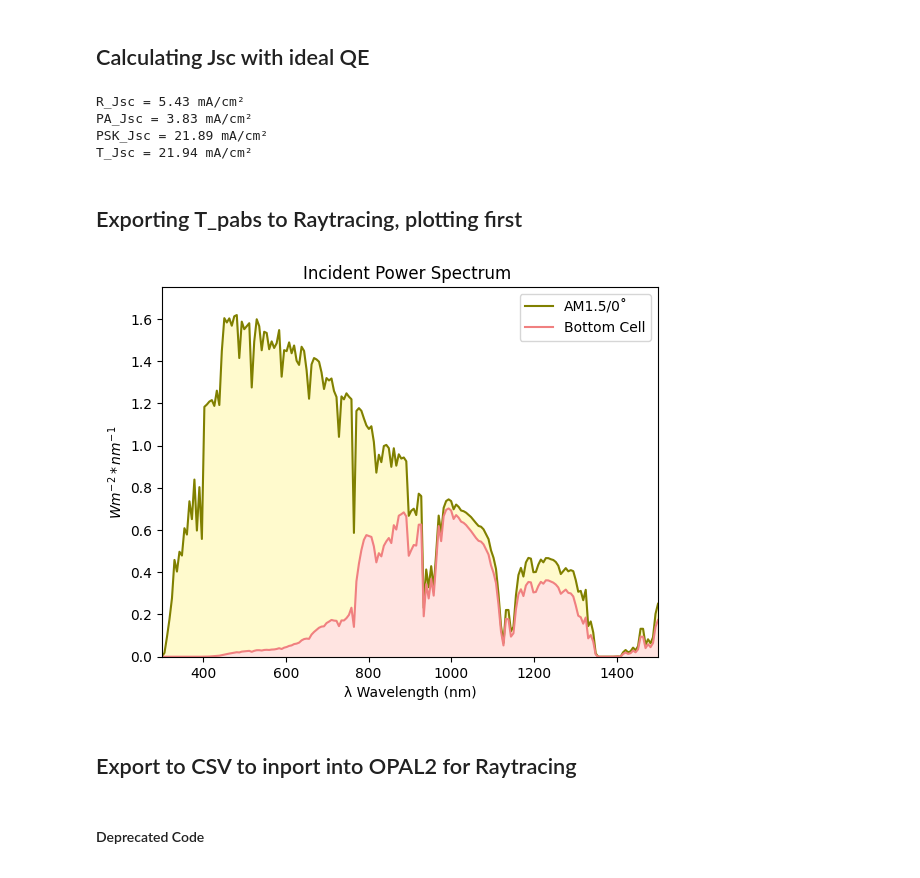
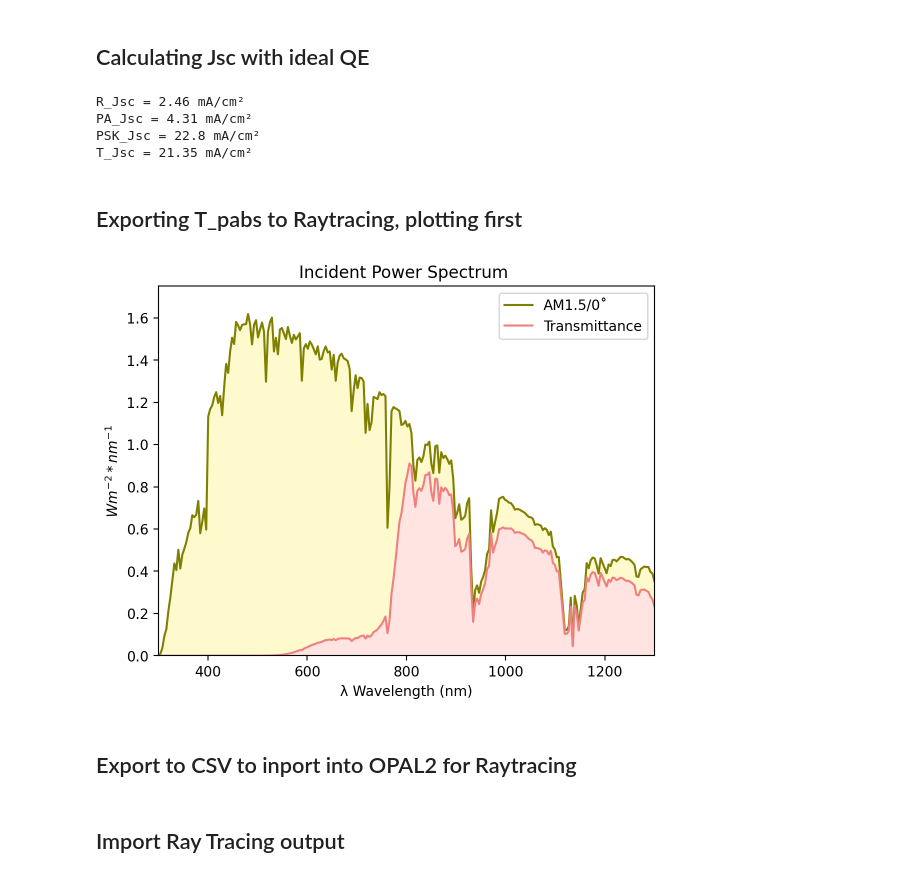
Before and after one commit to fenning-research-group/Python-Utilities, a Jupyter notebook: FrgTools/Example Notebooks/Lumerical OpSim/FullConformalPyramids.ipynb, the cells around one changed output. Saved outputs shown, nothing was run; the diff lists cells and outputs as text; code cells hidden in the pictures.

Commit message:
Added Jsc calculation
added jsc calcualtion and data manipulation of ray tracing

```diff
--- a/FrgTools/Example Notebooks/Lumerical OpSim/FullConformalPyramids.ipynb
+++ b/FrgTools/Example Notebooks/Lumerical OpSim/FullConformalPyramids.ipynb
@@ -20,9 +22,9 @@ T = pd.read_csv('transmission_export.txt', delim_whitespace=True, header=None)
 WL_2, T_per_nm = T.iloc[:,0], T.iloc[:,1]
 WL_2, T_per_nm = WL_2[::-1], T_per_nm[::-1]
 # %%
-WL_0 = np.linspace(300, 1500, 200)
-WL_filltop = np.ones(200)
-WL_fillbot = np.zeros(200)
+WL_0 = np.linspace(300, 1300, 250)
+WL_filltop = np.ones(250)
+WL_fillbot = np.zeros(250)
 # %% [markdown]
 ## importing lumerical text files (in revese b/c lumerical recored backwards)
 # %%
@@ -164,10 +166,10 @@ T_pabs_value = 275.55 W/m² or 30.52 %
 # %% [markdown]
 ## Calculating Jsc with ideal QE
 # %%
-R_photon=np.zeros(200)
-PA_photon=np.zeros(200)
-PSK_photon=np.zeros(200)
-T_photon=np.zeros(200)
+R_photon=np.zeros(250)
+PA_photon=np.zeros(250)
+PSK_photon=np.zeros(250)
+T_photon=np.zeros(250)
 
 for n in range(0, len(PSK_pabs)):
     R_photon[n]=R_pabs[n]/(1240/WL_PSK_abs[n])
@@ -185,39 +187,37 @@ print('PA_Jsc =',round(PA_Jsc,2),'mA/cm\u00b2')
 print('PSK_Jsc =',round(PSK_Jsc,2),'mA/cm\u00b2')
 print('T_Jsc =',round(T_Jsc,2),'mA/cm\u00b2')
 # %% [output]
-R_Jsc = 5.43 mA/cm²
-PA_Jsc = 3.83 mA/cm²
-PSK_Jsc = 21.89 mA/cm²
-T_Jsc = 21.94 mA/cm²
+R_Jsc = 2.46 mA/cm²
+PA_Jsc = 4.31 mA/cm²
+PSK_Jsc = 22.8 mA/cm²
+T_Jsc = 21.35 mA/cm²
 # %% [markdown]
 ## Exporting T_pabs to Raytracing, plotting first
 # %%
 plt.figure(3)
 
 T_pabs_export = pd.DataFrame({'wl':WL_PSK_abs, 'power': T_pabs})
 
 plt.plot(WL_PSK_abs, AM15, label='AM1.5/0˚', color='olive')
 plt.fill_between(WL_PSK_abs,AM15, T_pabs_export['power'], color='lemonchiffon')
 
-plt.plot(T_pabs_export['wl'],T_pabs_export['power'], color='lightcoral', label='Bottom Cell')
+plt.plot(T_pabs_export['wl'],T_pabs_export['power'], color='lightcoral', label='Transmittance')
 plt.fill_between(WL_PSK_abs,T_pabs_export['power'], WL_fillbot, color='mistyrose')
 
 plt.legend()
 plt.title('Incident Power Spectrum ')
 plt.ylim(0,1.75)
-plt.xlim(300,1500)
+plt.xlim(300,1300)
 
 plt.ylabel('$W m^{-2} * nm^{-1}$')
 plt.xlabel("λ Wavelength (nm)")
 plt.show()
 plt.show()
 # %% [output]
-[figure, old version]
+[figure, new version]
 # %% [markdown]
 ## Export to CSV to inport into OPAL2 for Raytracing
 # %%
 with open('Conformal_Import_to_RT.csv', 'a') as f:
     T_pabs_export.to_csv(f, header=True)
 # T_pabs_export
-# %% [markdown]
-#### Deprecated Code
@@ -256,0 +224,2 @@ with open('Conformal_Import_to_RT.csv', 'a') as f:
+# %% [markdown]
+## Import Ray Tracing output
```
Also changed, not shown: parts of 15 cells of this notebook, 1 other file.
